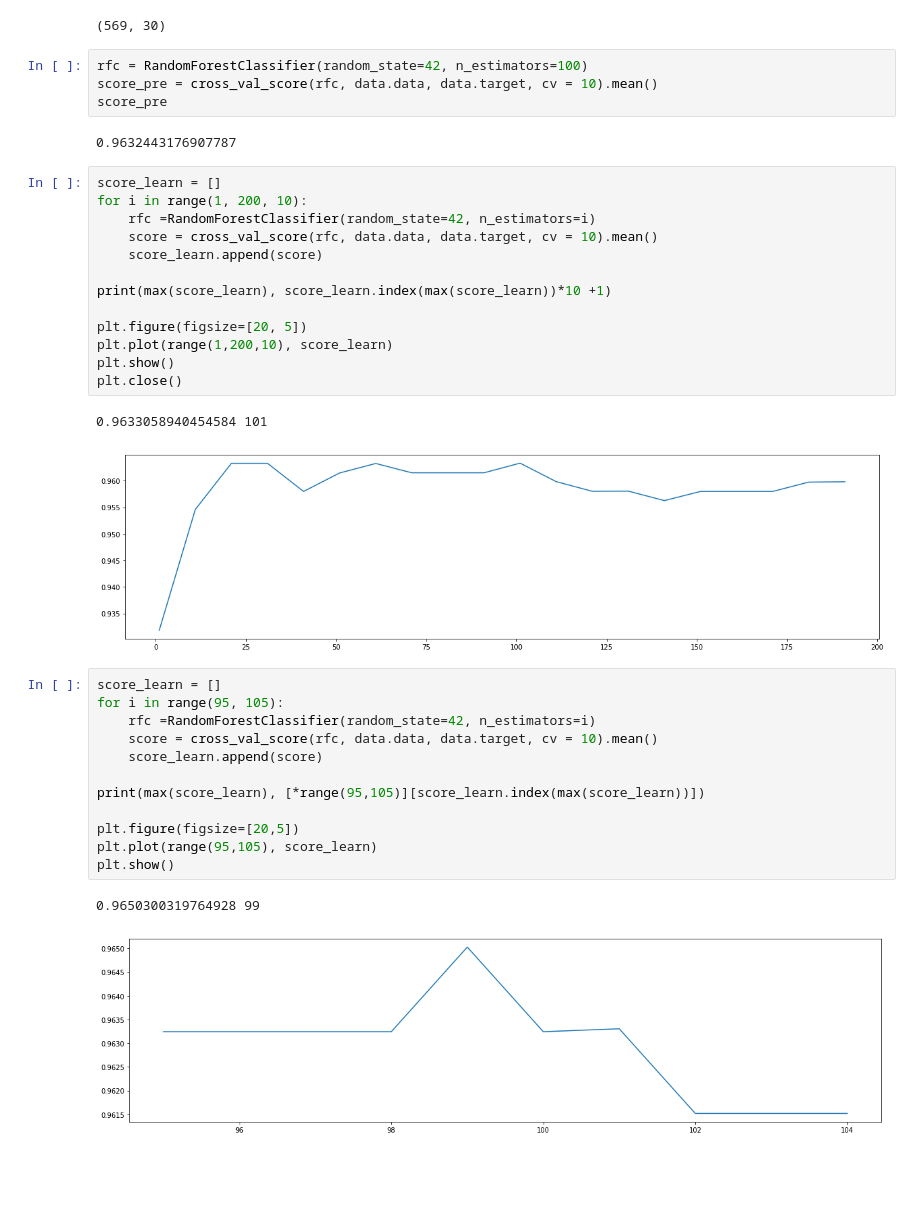
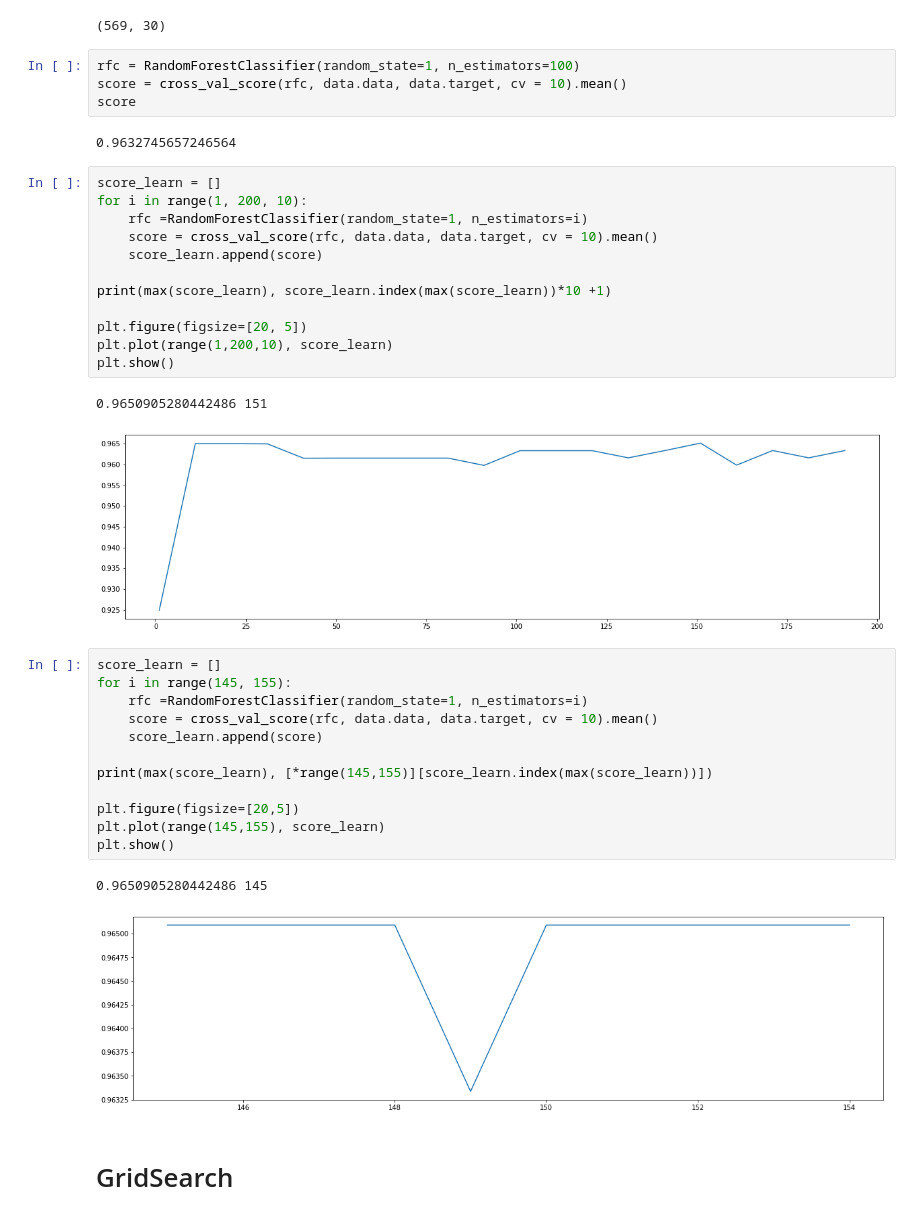
Before and after one commit to shuteng/scikit-learn, a Jupyter notebook: RandomForest BreastCancer.ipynb, the cells around one changed output. Drawn from its saved outputs; the diff is of its cells as text; blank space fills up the shorter version.

```diff
--- a/RandomForest BreastCancer.ipynb
+++ b/RandomForest BreastCancer.ipynb
@@ -13,15 +12,15 @@ data.data.shape
 # %% [output]
 (569, 30)
 # %%
-rfc = RandomForestClassifier(random_state=42, n_estimators=100)
-score_pre = cross_val_score(rfc, data.data, data.target, cv = 10).mean()
-score_pre
+rfc = RandomForestClassifier(random_state=1, n_estimators=100)
+score = cross_val_score(rfc, data.data, data.target, cv = 10).mean()
+score
 # %% [output]
-0.9632443176907787
+0.9632745657246564
 # %%
 score_learn = []
 for i in range(1, 200, 10):
-    rfc =RandomForestClassifier(random_state=42, n_estimators=i)
+    rfc =RandomForestClassifier(random_state=1, n_estimators=i)
     score = cross_val_score(rfc, data.data, data.target, cv = 10).mean()
     score_learn.append(score)
 
@@ -30,22 +29,23 @@ print(max(score_learn), score_learn.index(max(score_learn))*10 +1)
 plt.figure(figsize=[20, 5])
 plt.plot(range(1,200,10), score_learn)
 plt.show()
-plt.close()
 # %% [output]
-0.9633058940454584 101
+0.9650905280442486 151
-[figure, old version]
+[figure, new version]
 # %%
 score_learn = []
-for i in range(95, 105):
-    rfc =RandomForestClassifier(random_state=42, n_estimators=i)
+for i in range(145, 155):
+    rfc =RandomForestClassifier(random_state=1, n_estimators=i)
     score = cross_val_score(rfc, data.data, data.target, cv = 10).mean()
     score_learn.append(score)
 
-print(max(score_learn), [*range(95,105)][score_learn.index(max(score_learn))])
+print(max(score_learn), [*range(145,155)][score_learn.index(max(score_learn))])
 
 plt.figure(figsize=[20,5])
-plt.plot(range(95,105), score_learn)
+plt.plot(range(145,155), score_learn)
 plt.show()
 # %% [output]
-0.9650300319764928 99
+0.9650905280442486 145
-[figure, old version]
+[figure, new version]
+# %% [markdown]
+# GridSearch
```
Also changed, not shown: parts of 7 cells of this notebook.
